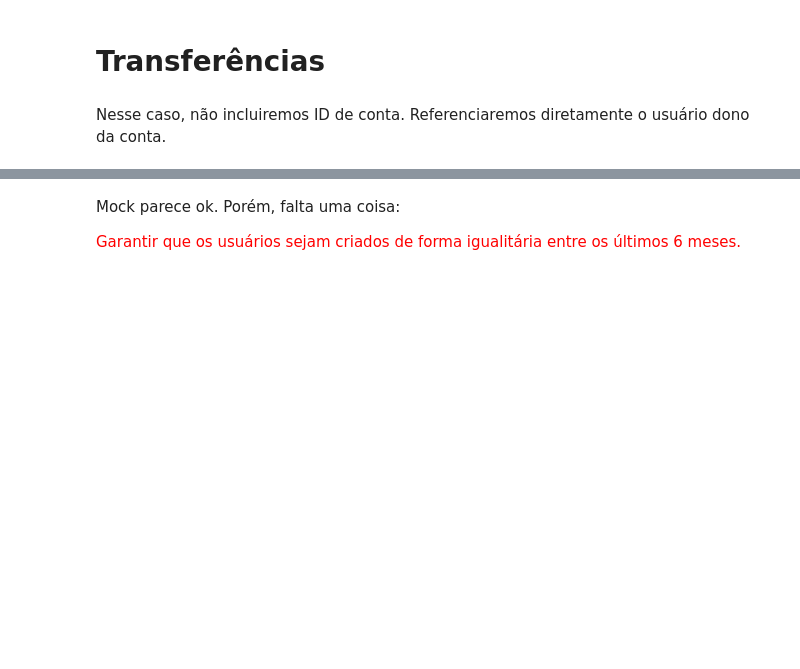
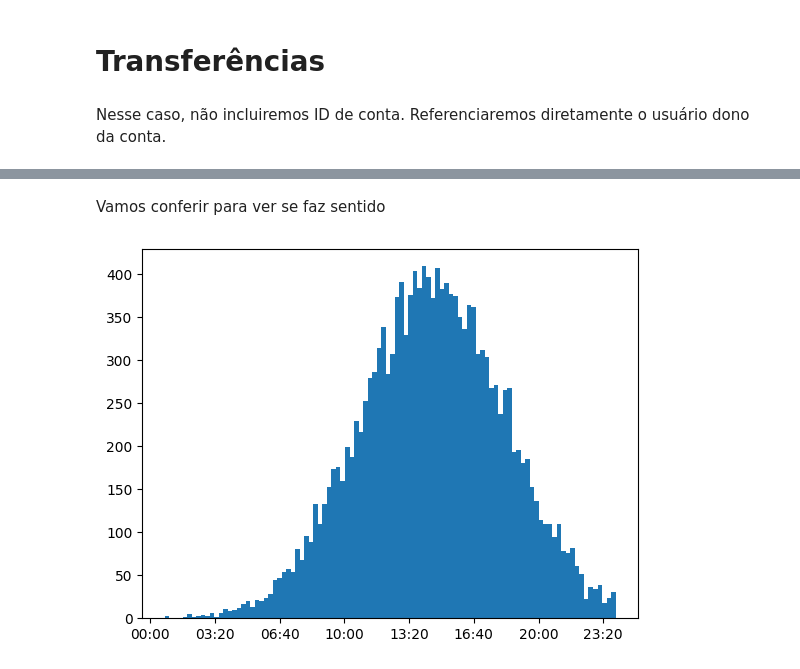
Before and after one commit to rubcube-guilhermetomiasi/mocking, a Jupyter notebook: mocking.ipynb, the cells around one changed output, grey strips where cells are left out. Drawn from its saved outputs; the diff is of its cells as text; code cells hidden in the pictures; blank space fills up the shorter version.

```diff
--- a/mocking.ipynb
+++ b/mocking.ipynb
@@ -147,3 +198,12 @@ Valor máximo: 4571.98
+# %% [markdown]
+Vamos conferir para ver se faz sentido
+# %%
+formatter = FuncFormatter(lambda min, _: f'{(int(min) // 60):02d}:{(int(min) % 60):02d}')
+plt.gca().xaxis.set_major_formatter(formatter)
+plt.hist(minutes, bins=100)
+plt.show()
+# %% [output]
+[figure, added]
 # %%
 transfers = list()
 # Transferência não precisa ter ID
@@ -186,7 +250,3 @@ for i in range(TRANSFER_COUNT):
 import pandas as pd
 
 pd.DataFrame(transfers).to_csv('transfers.csv', index=False)
-# %% [markdown]
-Mock parece ok. Porém, falta uma coisa:
-
-<span style="color:red">Garantir que os usuários sejam criados de forma igualitária entre os últimos 6 meses.</span>
```
Also changed, not shown: parts of 11 cells of this notebook, 1 other file.
